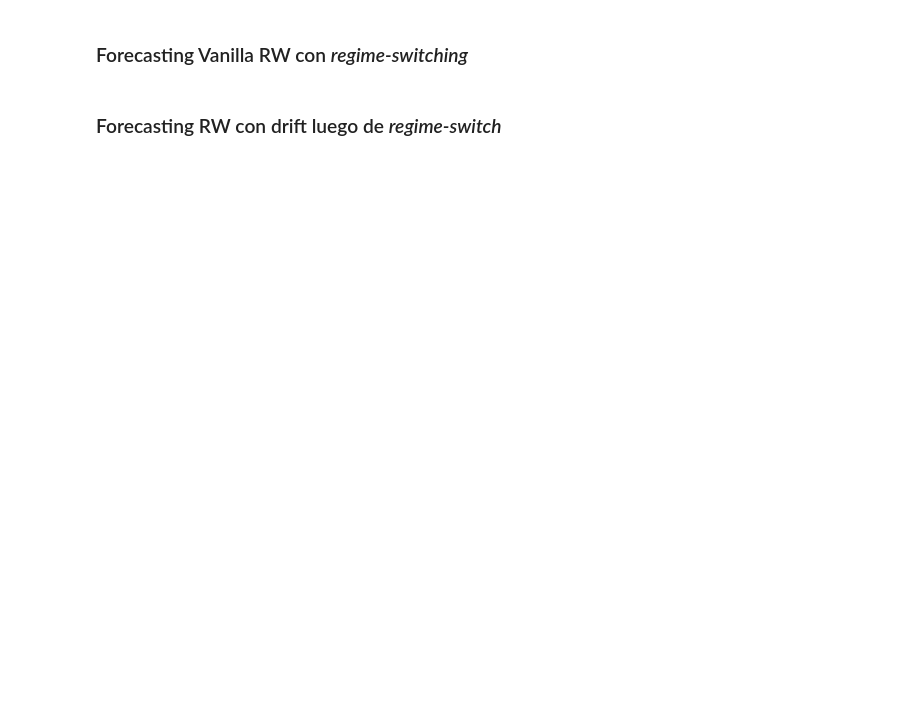
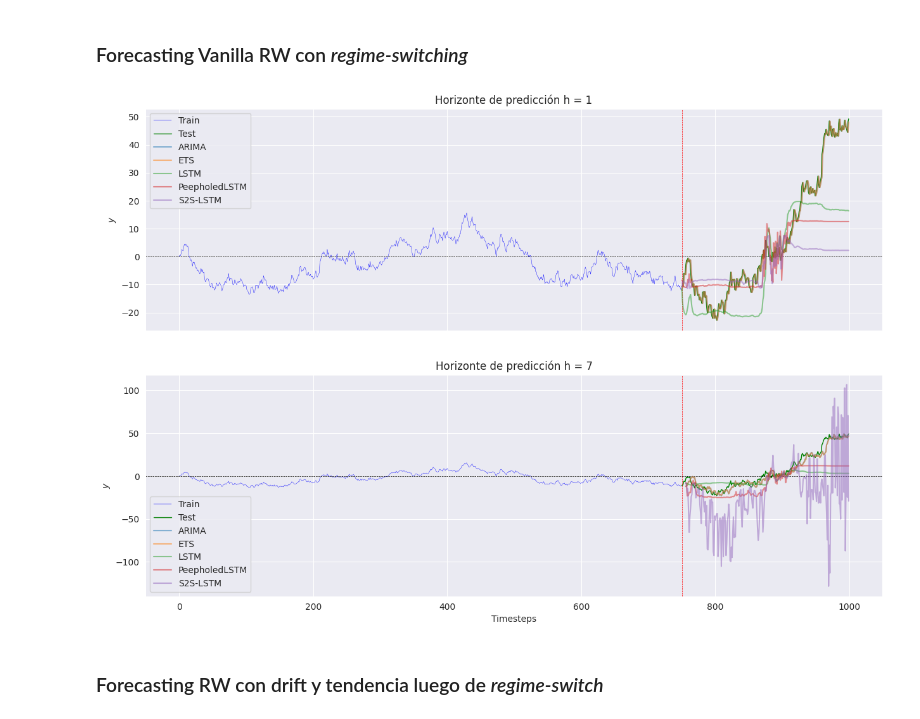
Before and after one commit to matiasdperez/MEC_tesis, a Jupyter notebook: notebooks/simulaciones/1_random_walk.ipynb, the cells around one changed output. Cells and saved outputs as stored; diff of their text form; code cells hidden in the pictures; blank space fills up the shorter version.

Commit message:
Adding post regime switch results

```diff
--- a/notebooks/simulaciones/1_random_walk.ipynb
+++ b/notebooks/simulaciones/1_random_walk.ipynb
@@ -1454,8 +1459,6 @@ for key, dgp in rw_best_models.items():
             model.forecasted = False
             if key == 'vanilla_rw':
                 model.test = vanilla_rw_post_switch.y[split_index:]
-            elif key == 'drift_rw':
-                model.test = rw_drift_post_switch.y[split_index:]
             else:
                 model.test = rw_drift_trend_post_switch.y[split_index:]
 # %% [markdown]
@@ -1464,7 +1467,8 @@ Ahora, solo resta volver a realizar el forecasting
 for key, dgp in rw_best_models.items():
     for key2, h in dgp.items():
         for name, model in h.items():
+            print(f'Forecasting usando modelo {name}, con horizonte {key2}')
             if name in ['arima','ets']:
-                model.predict(h=key2)
+                model.predict(h=key2, strategy='iterative')
             else:
-                model.predict()
+                model.predict(n_runs = 10, strategy = 'iterative', **{'dgp':'post_switch_'+key})
@@ -1471,27 +1496,32 @@ for key, dgp in rw_best_models.items():
 # %% [markdown]
 ### Forecasting Vanilla RW con *regime-switching*
 # %%
-fig, axs = plt.subplots(3, 1, figsize=(15, 10), sharex=True)
+fig, axs = plt.subplots(2, 1, figsize=(15, 10), sharex=True)
 
 i=0
 
 for h in h_list:
     axs[i].plot(vanilla_y_train, color='blue', label='Train', lw=0.3)
     axs[i].plot(range(split_index, n_steps), vanilla_rw_post_switch.y[split_index:], color='green', label='Test', lw=1)
     axs[i].axvline(x=split_index, color='red', linestyle='--', lw=0.5)
     axs[i].axhline(y=0, color='black', linestyle='--', lw=0.5)
 
     axs[i].plot(range(split_index+h-1, n_steps), rw_best_models['vanilla_rw'][h]['arima'].predictions['iterative'], alpha=0.5, label='ARIMA')
     axs[i].plot(range(split_index+h-1, n_steps), rw_best_models['vanilla_rw'][h]['ets'].predictions['iterative'], alpha=0.5, label='ETS')
     axs[i].plot(range(split_index+h-1, n_steps), scaler_vanilla.inverse_transform(rw_best_models['vanilla_rw'][h]['stacked_lstm'].predictions['iterative']), alpha=0.5, label='LSTM')
+    axs[i].plot(range(split_index+h-1, n_steps), scaler_vanilla.inverse_transform(rw_best_models['vanilla_rw'][h]['peephole_lstm'].predictions['iterative']), alpha=0.5, label='PeepholedLSTM')
+    axs[i].plot(range(split_index+h-1, n_steps), scaler_vanilla.inverse_transform(rw_best_models['vanilla_rw'][h]['s2s_lstm'].predictions['iterative']), alpha=0.5, label='S2S-LSTM')
 
     axs[i].set_title("Horizonte de predicción h = "+str(h))
     axs[i].set_ylabel('$y$')
     axs[i].legend(loc='best')
 
     i+=1
 
+plt.xlabel("Timesteps")
 plt.show()
+# %% [output]
+[figure, added]
 # %% [markdown]
-### Forecasting RW con drift luego de *regime-switch*
+### Forecasting RW con drift y tendencia luego de *regime-switch*
 # %%
```
Also changed, not shown: parts of 31 cells of this notebook.
